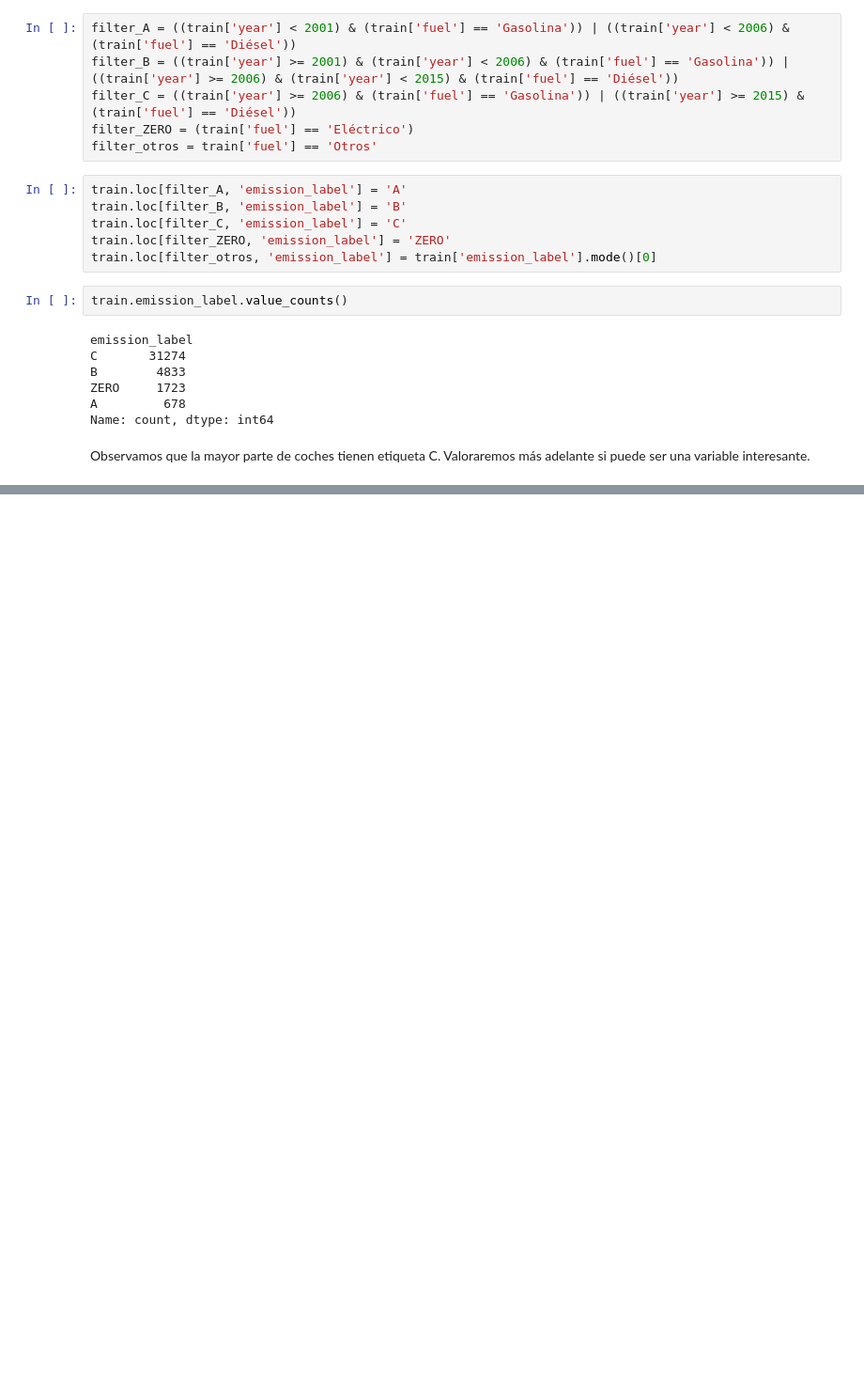
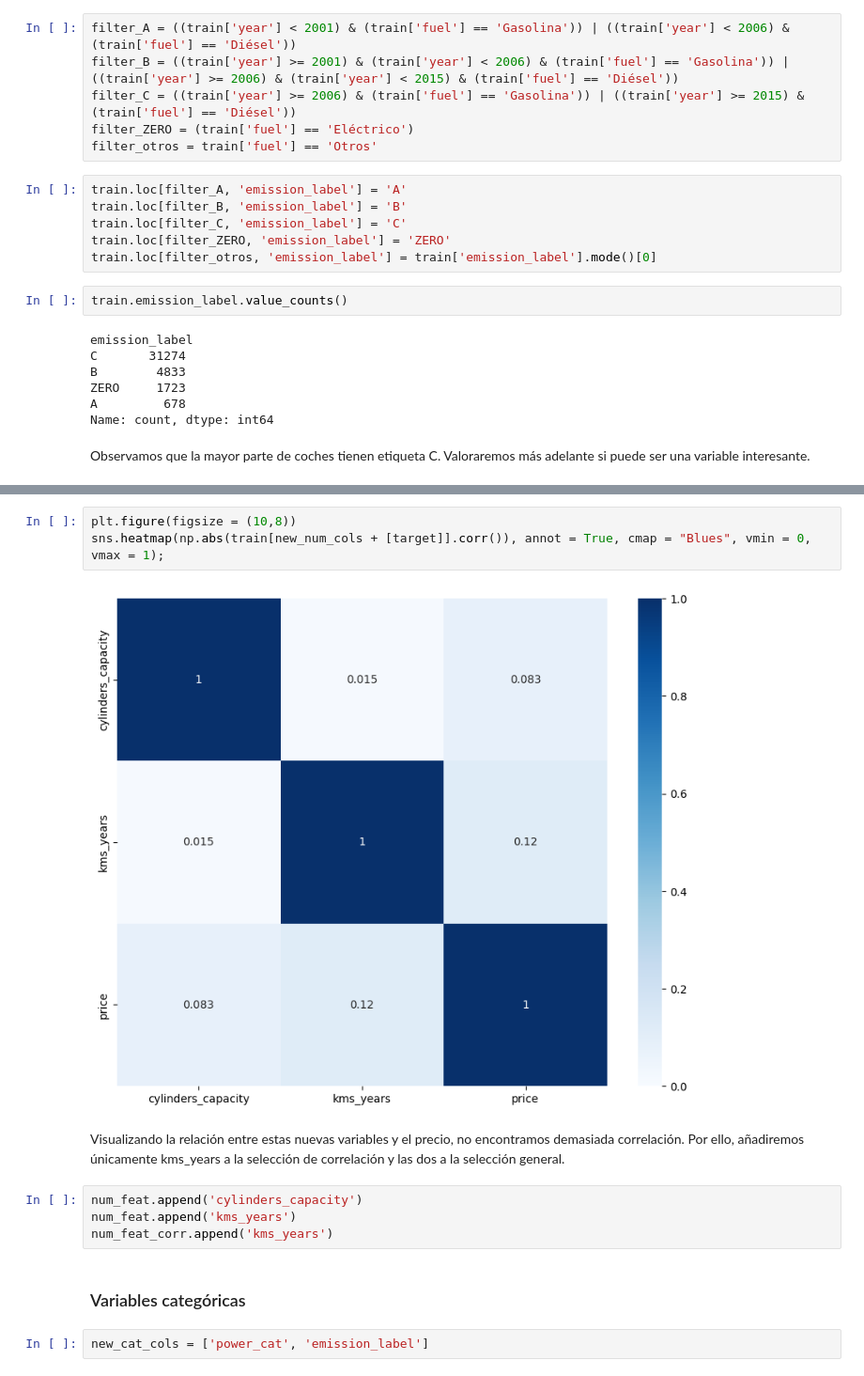
Before and after one commit to mPuchadesdo/ML_Coches-de-segunda-mano, a Jupyter notebook: src/notebooks/data_exploration.ipynb, the cells around one changed output, grey strips where cells are left out. Shown at 94% size. Cells and saved outputs as stored; diff of their text form; blank space fills up the shorter version.

```diff
--- a/src/notebooks/data_exploration.ipynb
+++ b/src/notebooks/data_exploration.ipynb
@@ -645,0 +679,15 @@ Observamos que la mayor parte de coches tienen etiqueta C. Valoraremos más adel
+# %%
+plt.figure(figsize = (10,8))
+sns.heatmap(np.abs(train[new_num_cols + [target]].corr()), annot = True, cmap = "Blues", vmin = 0, vmax = 1);
+# %% [output]
+[figure, added]
+# %% [markdown]
+Visualizando la relación entre estas nuevas variables y el precio, no encontramos demasiada correlación. Por ello, añadiremos únicamente kms_years a la selección de correlación y las dos a la selección general.
+# %%
+num_feat.append('cylinders_capacity')
+num_feat.append('kms_years')
+num_feat_corr.append('kms_years')
+# %% [markdown]
+### Variables categóricas
+# %%
+new_cat_cols = ['power_cat', 'emission_label']
```
Also changed, not shown: parts of 20 cells of this notebook.
